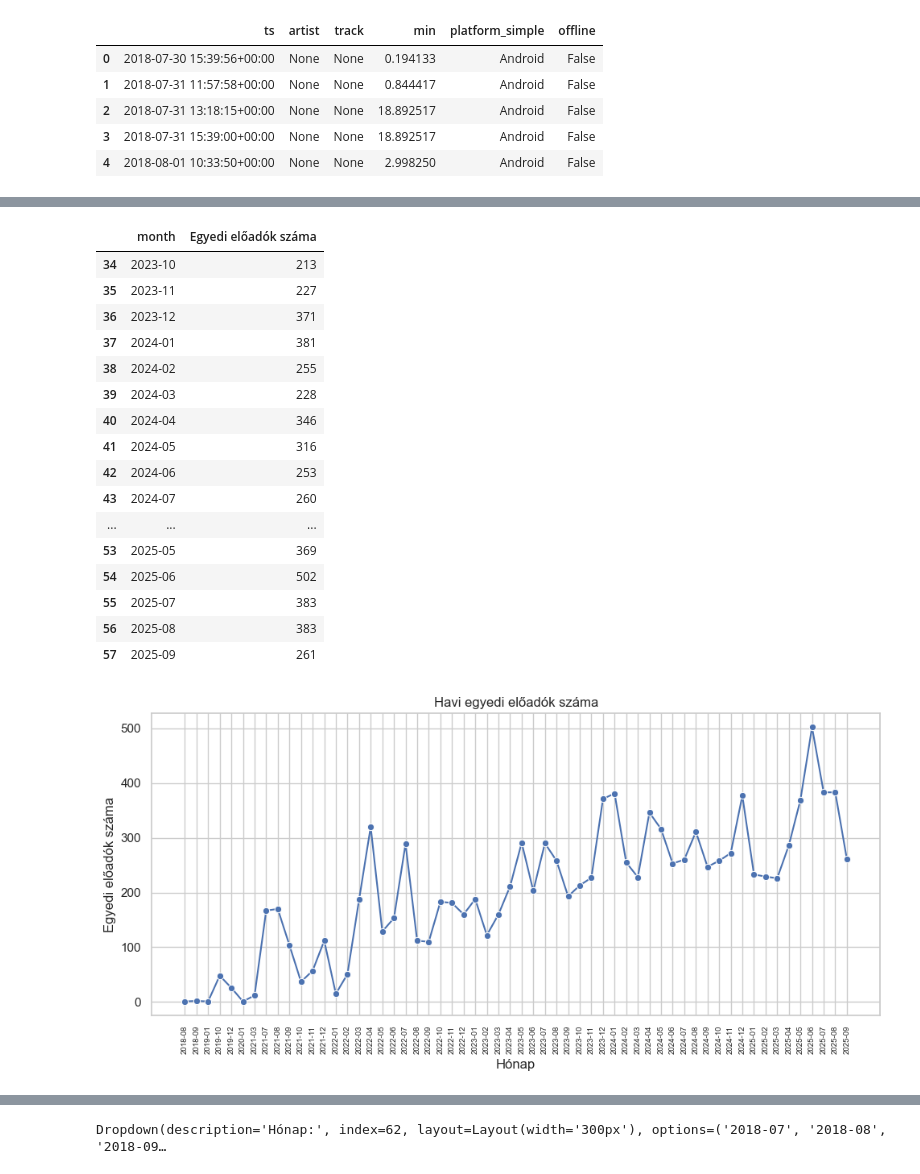
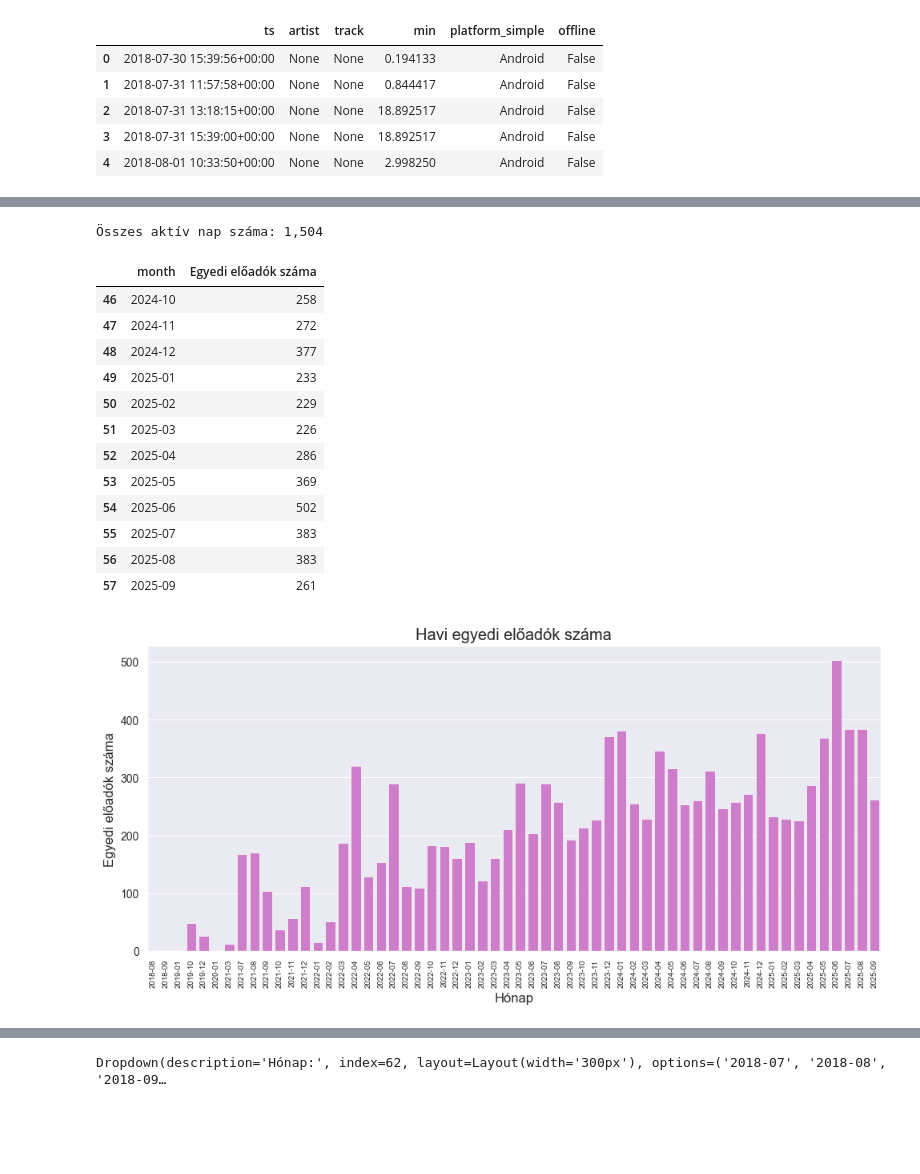
Before and after one commit to Gondocs/adatelemzes, a Jupyter notebook: adatelemzes_egyszeru.ipynb, the cells around one changed output, grey strips where cells are left out. Saved outputs shown, nothing was run; the diff lists cells and outputs as text; code cells hidden in the pictures; blank space fills up the shorter version.

Commit message:
add new cells and diagrams

```diff
--- a/adatelemzes_egyszeru.ipynb
+++ b/adatelemzes_egyszeru.ipynb
@@ -76,10 +72,10 @@ display(df.head(3))  # Minta: első 3 sor megjelenítése ellenőrzésképp
 # %%
 # 3) Minimális előkészítés
 df = df.copy()  # Másolat készítése, hogy az eredeti DataFrame érintetlen maradjon
-df['ts'] = pd.to_datetime(df.get('ts'), utc=True, errors='coerce')  # Időbélyeg datetime-á alakítása UTC-ben; hibás érték -> NaT
+df['ts'] = pd.to_datetime(df.get('ts'), utc=True, errors='coerce')  # type: ignore # Időbélyeg datetime-á alakítása UTC-ben; hibás érték -> NaT
 df = df.dropna(subset=['ts'])  # Hibás/Nem értelmezhető időbélyegek eldobása
 
-df['sec'] = (df.get('ms_played').fillna(0) / 1000).astype(float)  # Ezredmásodperc -> másodperc; hiányzó értékek 0-ra töltése
+df['sec'] = (df.get('ms_played').fillna(0) / 1000).astype(float)   # type: ignore  # Ezredmásodperc -> másodperc; hiányzó értékek 0-ra töltése
 df = df[df['sec'] >= 0]  # Negatív időtartamok kiszűrése (adattisztítás)
 df['min'] = df['sec'] / 60.0  # Másodperc -> perc (könnyebb aggregálni)
 
@@ -88,7 +84,7 @@ df['track']  = df.get('master_metadata_track_name')  # Dal címe kényelmi oszlo
 
 df['date']  = df['ts'].dt.date  # Csak a dátum része (YYYY-MM-DD)
 df['year']  = df['ts'].dt.year  # Év (YYYY)
-df['month'] = df['ts'].dt.to_period('M').astype(str)  # Hónap (YYYY-MM)
+df['month'] = df['ts'].dt.tz_localize(None).dt.to_period('M').astype(str)  # Hónap (YYYY-MM)
 df['hour']  = df['ts'].dt.hour  # Óra (0..23)
 df['dow']   = df['ts'].dt.dayofweek  # Hét napja (0=hétfő .. 6=vasárnap)
 
@@ -107,6 +103,7 @@ df['platform_simple'] = df.get('platform').apply(simplify_platform)  # Egyszerű
 df['offline'] = df.get('offline', False).fillna(False).astype(bool)  # Offline jelző normalizálása logikaivá
 df['skipped'] = df.get('skipped', False).fillna(False).astype(bool)  # Átugrás jelző normalizálása logikaivá
 
+
 print(df.shape)  # DataFrame mérete (sor, oszlop)
 display(df[['ts','artist','track','min','platform_simple','offline']].head(5))  # Ellenőrző minta megjelenítése
 # %% [output]
@@ -318,43 +316,45 @@ Top 10 nap (legtöbb hallgatott perc):
+# %%
+# Aktív napok száma
+aktiv_napok = napok['date'].nunique()  # Egyedi napok száma (aktív napok)
+print(f'Összes aktív nap száma: {aktiv_napok:,}')  # Aktív napok száma formázva
+# %% [output]
+Összes aktív nap száma: 1,504
 # %%
 # 9) Havi előadói diverzitás – egyedi előadók száma hónaponként
 div = (
     df.dropna(subset=['artist'])  # Hiányzó előadónév eldobása
     .groupby('month')['artist'].nunique()  # Hónaponként egyedi előadók száma
     .reset_index(name='Egyedi előadók száma')  # Táblává alakítás és oszlopnév
     .sort_values('month')  # Időrendi rendezés
 )
 
-display(div.tail(24))  # Utolsó 24 hónap megjelenítése
+display(div.tail(12))  # Utolsó 12 hónap megjelenítése
 
 # diagram
 plt.figure(figsize=(10,5))  # Ábra létrehozása adott méretben
-sns.lineplot(data=div, x='month', y='Egyedi előadók száma', marker='o')  # Vonaldiagram Seaborn-nal
+sns.barplot(data=div, x='month', y='Egyedi előadók száma', color='orchid')  # Oszlopdiagram Seaborn-nal
 plt.tick_params(axis='x', labelsize=7)  # X tengely feliratok mérete
 plt.xticks(rotation=90)  # X tengely feliratok forgatása
 plt.title('Havi egyedi előadók száma')  # Cím
 plt.xlabel('Hónap')  # X tengely felirat
 plt.ylabel('Egyedi előadók száma')  # Y tengely felirat
 plt.tight_layout()  # Elrendezés optimalizálása
 plt.show()  # Ábra megjelenítése
 # %% [output]
 |  | month | Egyedi előadók száma |
-| 34 | 2023-10 | 213 |
-| 35 | 2023-11 | 227 |
-| 36 | 2023-12 | 371 |
-| 37 | 2024-01 | 381 |
-| 38 | 2024-02 | 255 |
-| 39 | 2024-03 | 228 |
-| 40 | 2024-04 | 346 |
-| 41 | 2024-05 | 316 |
-| 42 | 2024-06 | 253 |
-| 43 | 2024-07 | 260 |
-| ... | ... | ... |
+| 46 | 2024-10 | 258 |
+| 47 | 2024-11 | 272 |
+| 48 | 2024-12 | 377 |
+| 49 | 2025-01 | 233 |
+| 50 | 2025-02 | 229 |
+| 51 | 2025-03 | 226 |
+| 52 | 2025-04 | 286 |
 | 53 | 2025-05 | 369 |
 | 54 | 2025-06 | 502 |
 | 55 | 2025-07 | 383 |
 | 56 | 2025-08 | 383 |
 | 57 | 2025-09 | 261 |
-[figure, old version]
+[figure, new version]
 # %%
 # 10) Hosszú lejátszások aránya (≥ 2 perc) – összesen és havi bontásban
 kuszob_perc = 2.0  # Hosszú lejátszás küszöbe percben
```
Also changed, not shown: parts of 14 cells of this notebook.
